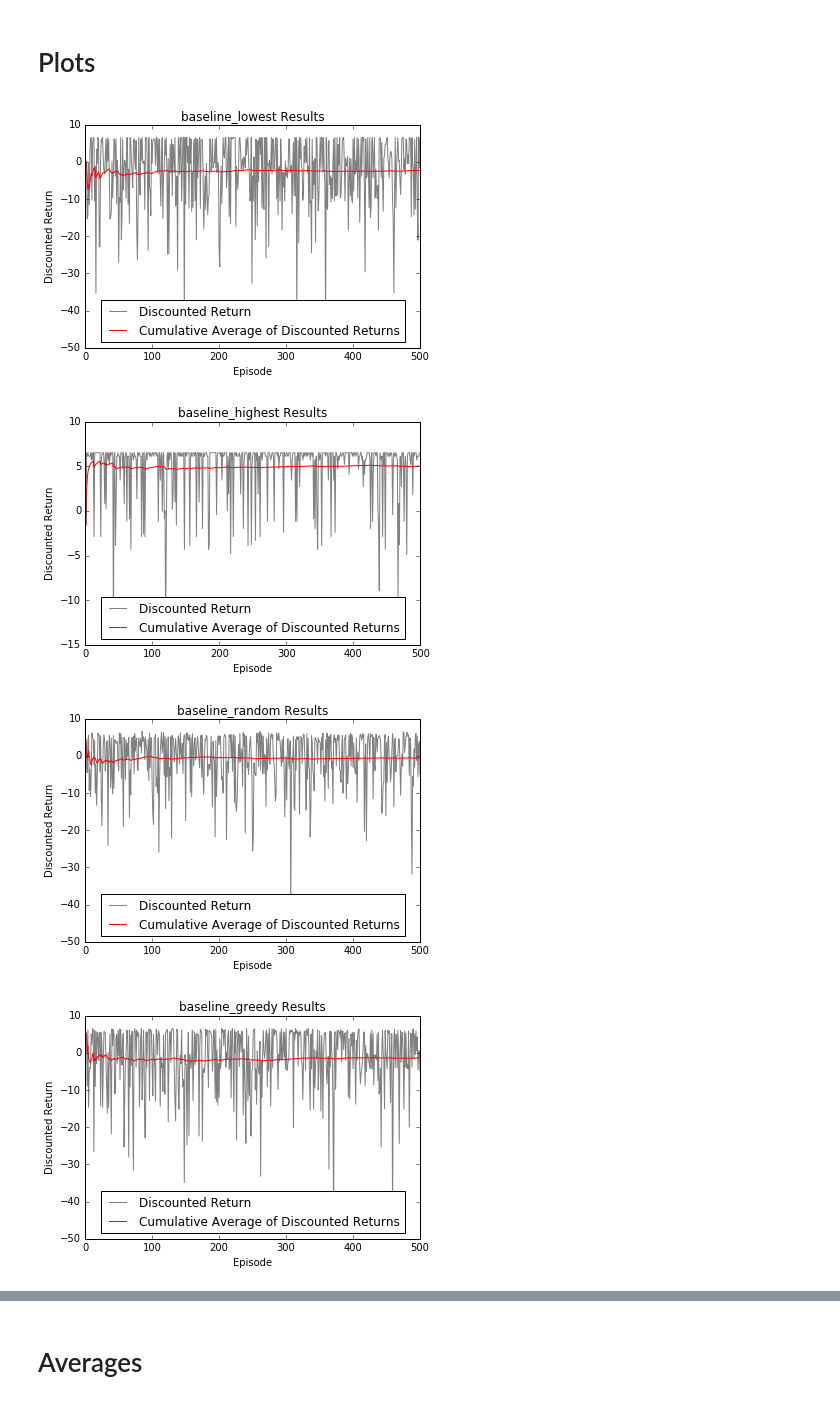
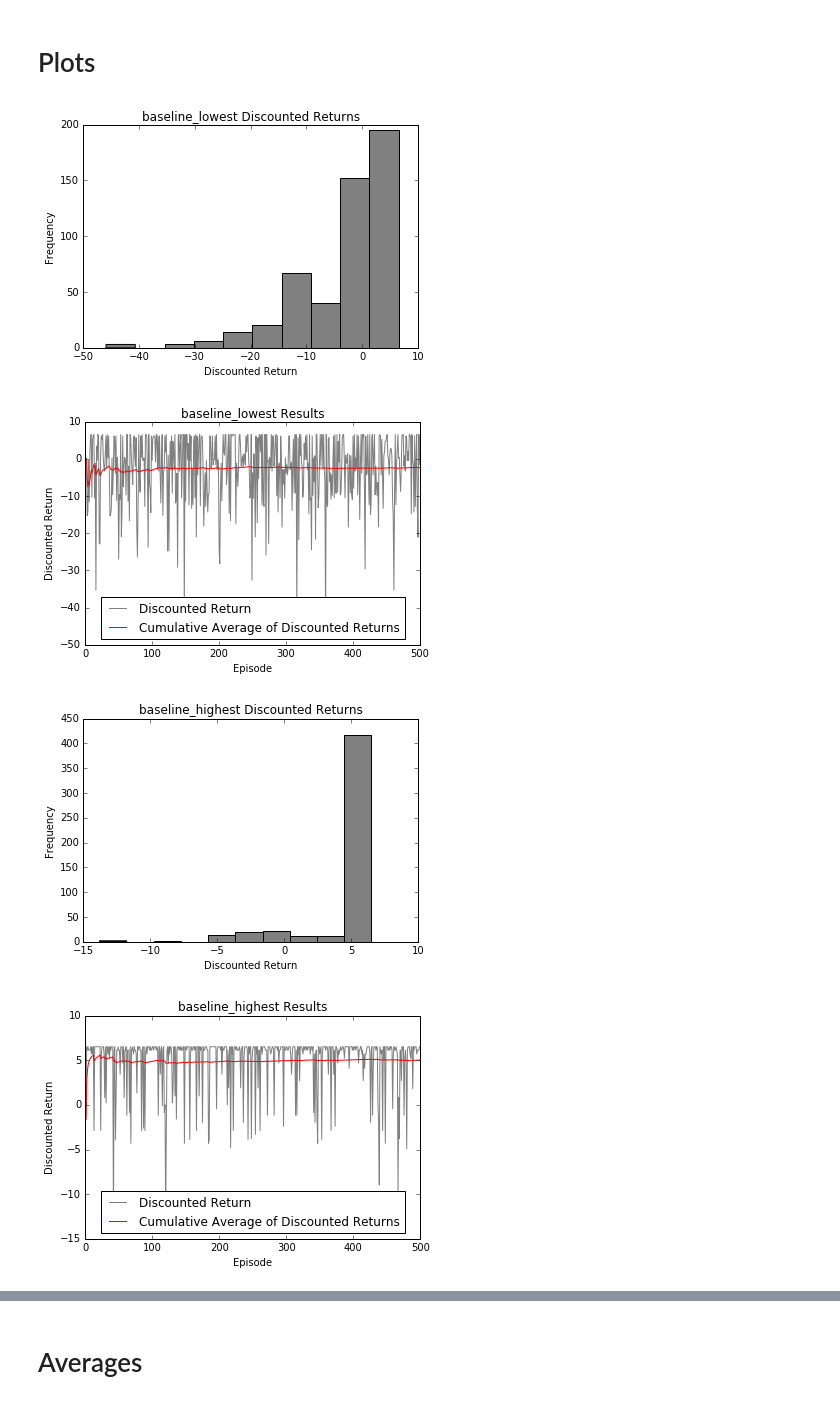
Before and after one commit to thisisjeffchen/deep_bin_picking, a Jupyter notebook: results/Baseline Analysis.ipynb, the cells around one changed output, grey strips where cells are left out. Saved outputs shown, nothing was run; the diff lists cells and outputs as text; code cells hidden in the pictures.

Commit message:
Added more baseline analysis.

```diff
--- a/results/Baseline Analysis.ipynb
+++ b/results/Baseline Analysis.ipynb
@@ -13,16 +14,21 @@ baseline_results = {}
 # %%
 for baseline in baselines:
     data = pd.read_csv(os.path.join(baseline, 'results.txt'))
     baseline_results[baseline] = data
+    plt.figure()
+    plt.hist(data.discountedReturn, color='gray')
+    plt.xlabel('Discounted Return')
+    plt.ylabel('Frequency')
+    plt.title('{} Discounted Returns'.format(baseline))
     plt.figure()
     plt.plot(data.episode, data.discountedReturn, 'gray', label='Discounted Return')
     plt.plot(data.episode, data.averageDiscountedReturn, 'red', label='Cumulative Average of Discounted Returns')
     plt.legend(loc='lower center')
     plt.xlabel('Episode')
     plt.ylabel('Discounted Return')
     plt.title('{} Results'.format(baseline))
 # %% [output]
-[figure, old version]
+[figure, new version]
-[figure, old version]
+[figure, new version]
-[figure, old version]
+[figure, new version]
-[figure, old version]
+[figure, new version]
```
Also changed, not shown: parts of 7 cells of this notebook.
